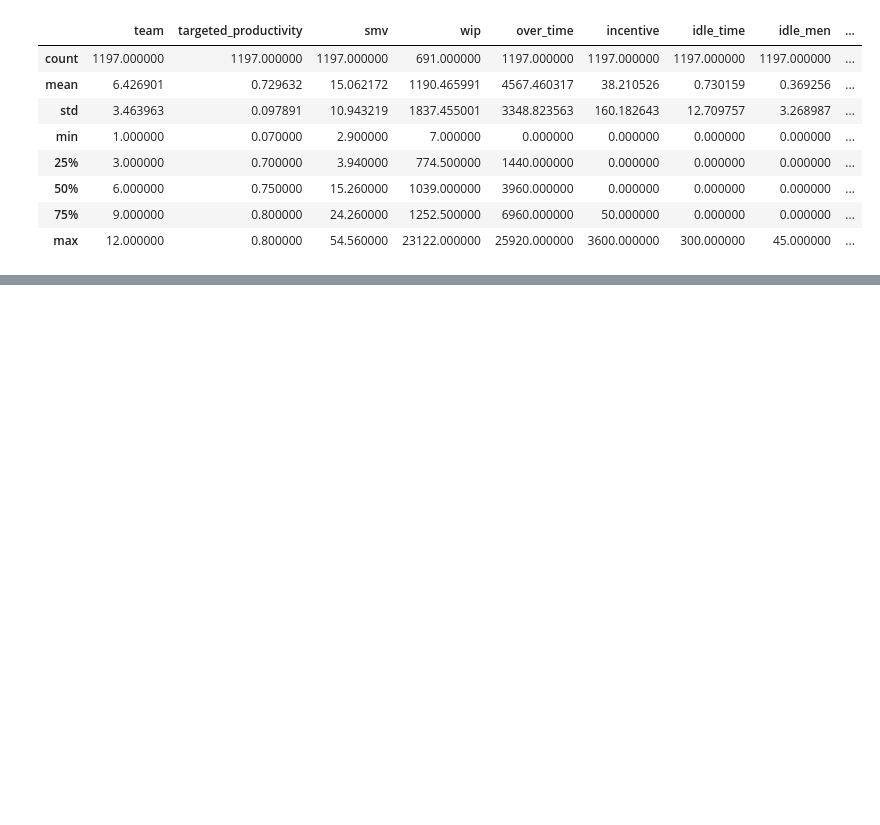
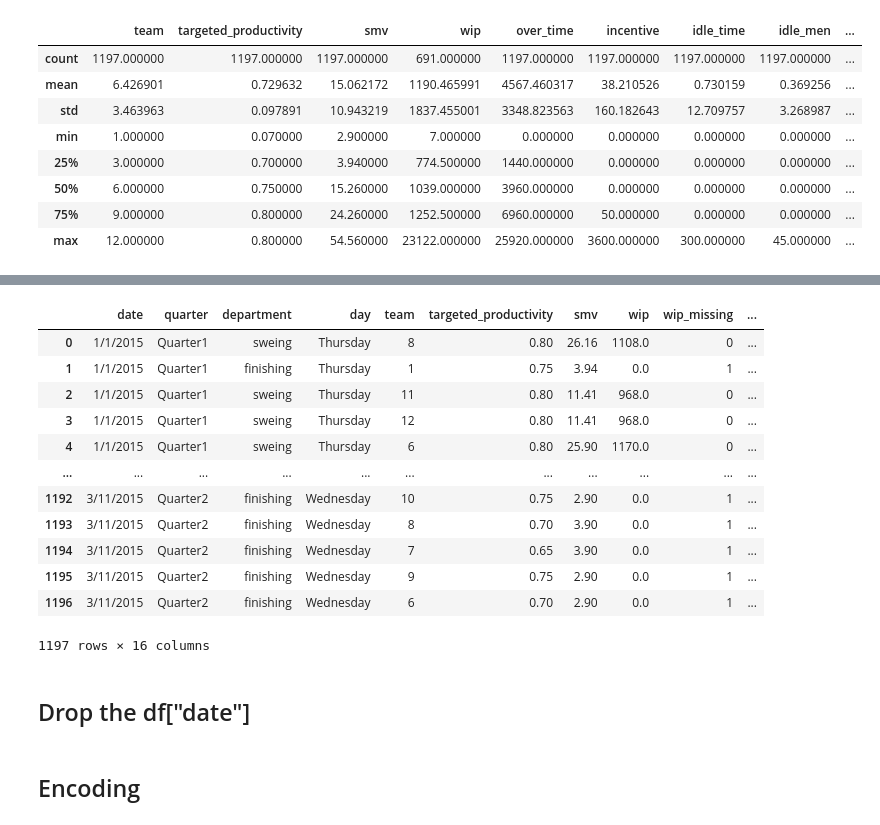
Before and after one commit to byydev/Predictionofproductivity_regression, a Jupyter notebook: Prediction_of_productivity_regression.ipynb, the cells around one changed output, grey strips where cells are left out. Cells and saved outputs as stored; diff of their text form; code cells hidden in the pictures; blank space fills up the shorter version.

```diff
--- a/Prediction_of_productivity_regression.ipynb
+++ b/Prediction_of_productivity_regression.ipynb
@@ -119,0 +150,2 @@ df.describe()
+# %%
+df["department"] = df["department"].str.strip() #remove unnecessary spaces
@@ -119,0 +194,31 @@ df.describe()
+# %%
+df["wip_missing"] = df["wip"].isna().astype(int) # Im not sure if the "finishing" department records wip.
+                                                 #That's why I created "wip_missing" column
+# %%
+df.insert(
+    df.columns.get_loc('wip') + 1,
+    'wip_missing',
+    df.pop('wip_missing')
+)
+
+#I moved the "wip_missing" column next to the "wip" column
+# %%
+df['wip'] = df['wip'].fillna(0) #I filled the "Nan" values in the "wip" column with 0
+# %%
+df
+# %% [output]
+|  | date | quarter | department | day | team | targeted_productivity | smv | wip | wip_missing | ... |
+| 0 | 1/1/2015 | Quarter1 | sweing | Thursday | 8 | 0.80 | 26.16 | 1108.0 | 0 | ... |
+| 1 | 1/1/2015 | Quarter1 | finishing | Thursday | 1 | 0.75 | 3.94 | 0.0 | 1 | ... |
+| 2 | 1/1/2015 | Quarter1 | sweing | Thursday | 11 | 0.80 | 11.41 | 968.0 | 0 | ... |
+| 3 | 1/1/2015 | Quarter1 | sweing | Thursday | 12 | 0.80 | 11.41 | 968.0 | 0 | ... |
+| 4 | 1/1/2015 | Quarter1 | sweing | Thursday | 6 | 0.80 | 25.90 | 1170.0 | 0 | ... |
+| ... | ... | ... | ... | ... | ... | ... | ... | ... | ... | ... |
+| 1192 | 3/11/2015 | Quarter2 | finishing | Wednesday | 10 | 0.75 | 2.90 | 0.0 | 1 | ... |
+| 1193 | 3/11/2015 | Quarter2 | finishing | Wednesday | 8 | 0.70 | 3.90 | 0.0 | 1 | ... |
+| 1194 | 3/11/2015 | Quarter2 | finishing | Wednesday | 7 | 0.65 | 3.90 | 0.0 | 1 | ... |
+| 1195 | 3/11/2015 | Quarter2 | finishing | Wednesday | 9 | 0.75 | 2.90 | 0.0 | 1 | ... |
+| 1196 | 3/11/2015 | Quarter2 | finishing | Wednesday | 6 | 0.70 | 2.90 | 0.0 | 1 | ... |
+1197 rows × 16 columns
+# %% [markdown]
+## Drop the df["date"]
@@ -119,0 +227,2 @@ df.describe()
+# %% [markdown]
+## Encoding
```
Also changed, not shown: parts of 12 cells of this notebook.
